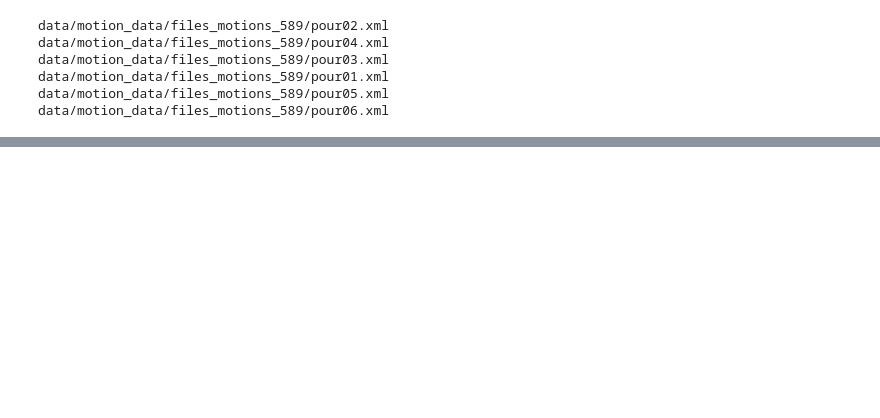
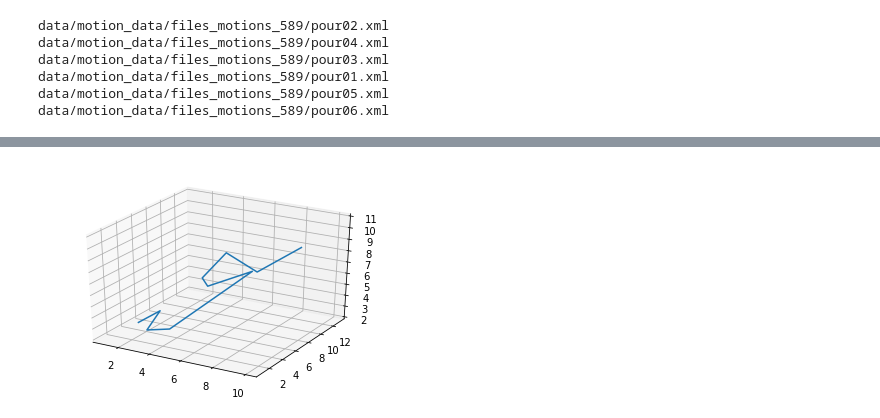
Before and after one commit to toluwajosh/tl_core, a Jupyter notebook: analyse_motion_samples.ipynb, the cells around one changed output, grey strips where cells are left out. Drawn from its saved outputs; the diff is of its cells as text; code cells hidden in the pictures; blank space fills up the shorter version.

```diff
--- a/analyse_motion_samples.ipynb
+++ b/analyse_motion_samples.ipynb
@@ -82,0 +73,9 @@ motion_demo_root[0][0][0].tag
+# %%
+fig = plt.figure()
+ax = fig.add_subplot(111, projection='3d')
+X, Y, Z = [1,2,3,4,5,6,7,8,9,10],[5,6,2,3,13,4,1,2,4,8],[2,3,3,3,5,7,9,11,9,10]
+ax.plot(X, Y, Z, label='parametric curve')
+
+plt.show()
+# %% [output]
+[figure, added]
```
Also changed, not shown: parts of 18 cells of this notebook.
